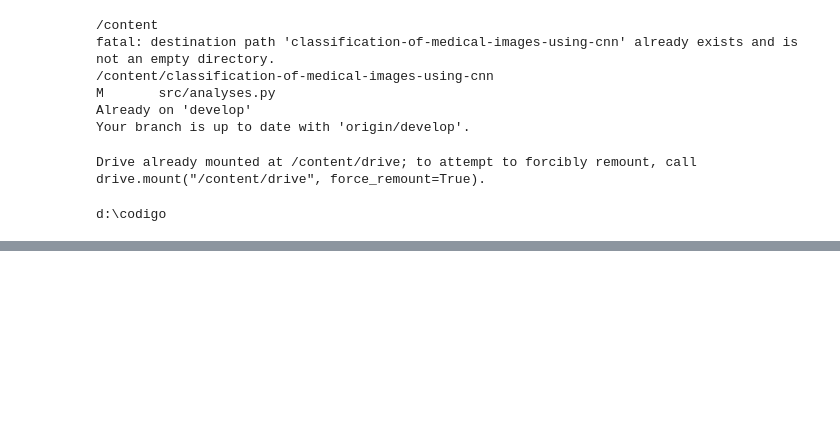
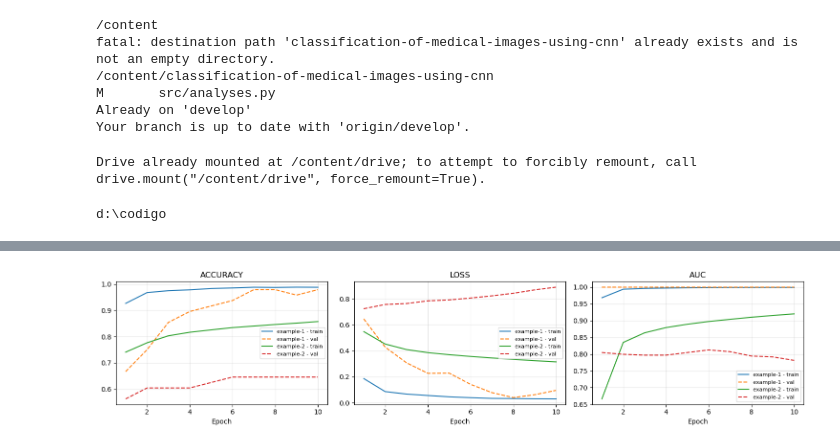
Before and after one commit to amartinsmg/classification-of-medical-images-using-cnn, a Jupyter notebook: notebooks/exploratory/aggregate_metrics.ipynb, the cells around one changed output, grey strips where cells are left out. Cells and saved outputs as stored; diff of their text form; code cells hidden in the pictures; blank space fills up the shorter version.

Commit message:
feat(exploratory): add detailed metrics for examples
- Include metrics, history, ROC, AUC, and CM
- Show accuracy, precision, recall, f1-score
- Display specificity and auc-roc
- Provide epoch-wise history data

```diff
--- a/notebooks/exploratory/aggregate_metrics.ipynb
+++ b/notebooks/exploratory/aggregate_metrics.ipynb
@@ -41,3 +41,12 @@ display(metrics)
 | experiment |  |  |  |  |  |  |  | ... |
 | example-1 | 0.879808 | 0.024234 | 0.885167 | 0.056200 | 0.936752 | 0.042306 | 0.907570 | ... |
 | example-2 | 0.777244 | 0.032397 | 0.770897 | 0.046285 | 0.925641 | 0.034273 | 0.839279 | ... |
+# %%
+from src.analyses import plot_training_history
+import matplotlib.pyplot as plt
+
+fig = plot_training_history(examples)
+
+plt.show()
+# %% [output]
+[figure, added]
```
